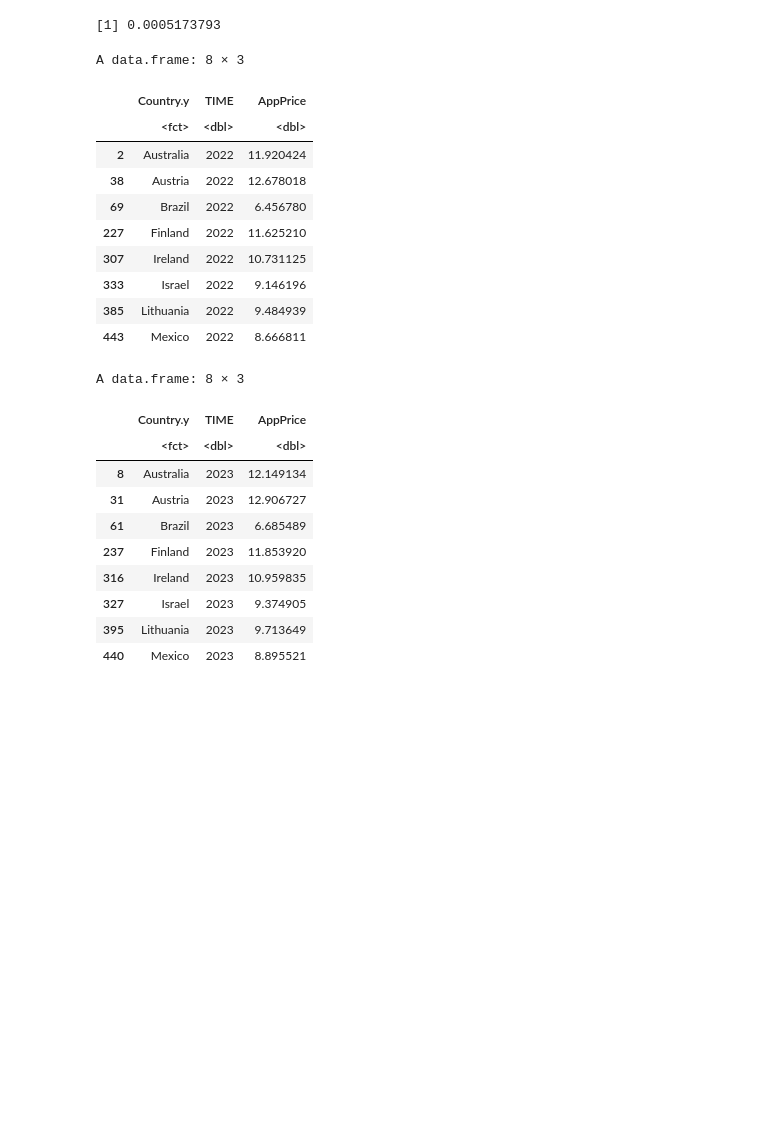
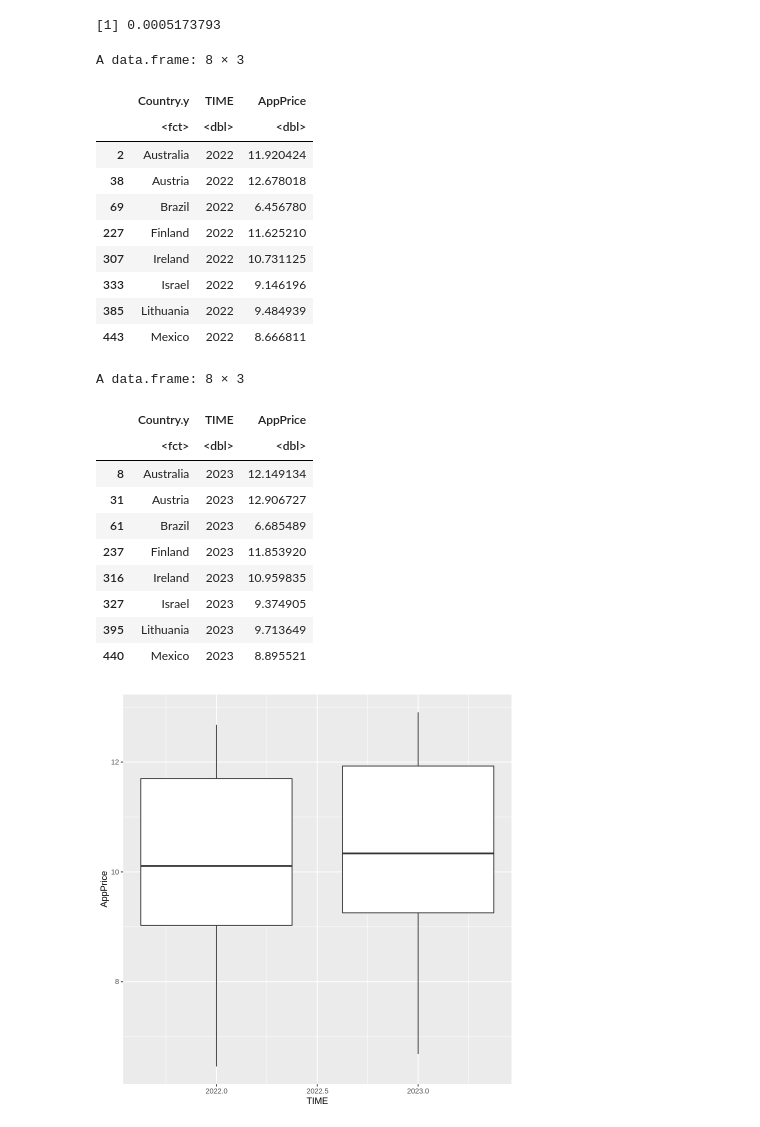
Before and after one commit to patdring/NewAppMarkets, a Jupyter notebook: CS_Fallstudie.ipynb, the cells around one changed output. Drawn from its saved outputs; the diff is of its cells as text; code cells hidden in the pictures; blank space fills up the shorter version.

Commit message:
Added Boxplot

```diff
--- a/CS_Fallstudie.ipynb
+++ b/CS_Fallstudie.ipynb
@@ -442,30 +443,34 @@ df_final <- df_final[df_final$CORR <= 0.9 & df_final$CORR >= 0.8 & df_final$LOCA
 df_final$AppPrice <- with(df_final, df_final$PerPersonSpending*app.percentage.spending )
 
 df_final <- df_final[c("Country.y","TIME", "AppPrice")]
 df_2022 <- subset(df_final, TIME == 2022)
 View(df_2022)
 df_2023 <- subset(df_final, TIME == 2023)
 View(df_2023)
+
+ggplot(subset(df_final, TIME >= 2022), aes(group=TIME, y=AppPrice, x=TIME)) +
+  geom_boxplot()
 # %% [output]
 A data.frame: 8 × 3
 |  | Country.y | TIME | AppPrice |
 |  | <fct> | <dbl> | <dbl> |
 | 2 | Australia | 2022 | 11.920424 |
 | 38 | Austria | 2022 | 12.678018 |
 | 69 | Brazil | 2022 | 6.456780 |
 | 227 | Finland | 2022 | 11.625210 |
 | 307 | Ireland | 2022 | 10.731125 |
 | 333 | Israel | 2022 | 9.146196 |
 | 385 | Lithuania | 2022 | 9.484939 |
 | 443 | Mexico | 2022 | 8.666811 |
 A data.frame: 8 × 3
 |  | Country.y | TIME | AppPrice |
 |  | <fct> | <dbl> | <dbl> |
 | 8 | Australia | 2023 | 12.149134 |
 | 31 | Austria | 2023 | 12.906727 |
 | 61 | Brazil | 2023 | 6.685489 |
 | 237 | Finland | 2023 | 11.853920 |
 | 316 | Ireland | 2023 | 10.959835 |
 | 327 | Israel | 2023 | 9.374905 |
 | 395 | Lithuania | 2023 | 9.713649 |
 | 440 | Mexico | 2023 | 8.895521 |
+[figure, added]
```
Also changed, not shown: parts of 5 cells of this notebook.
